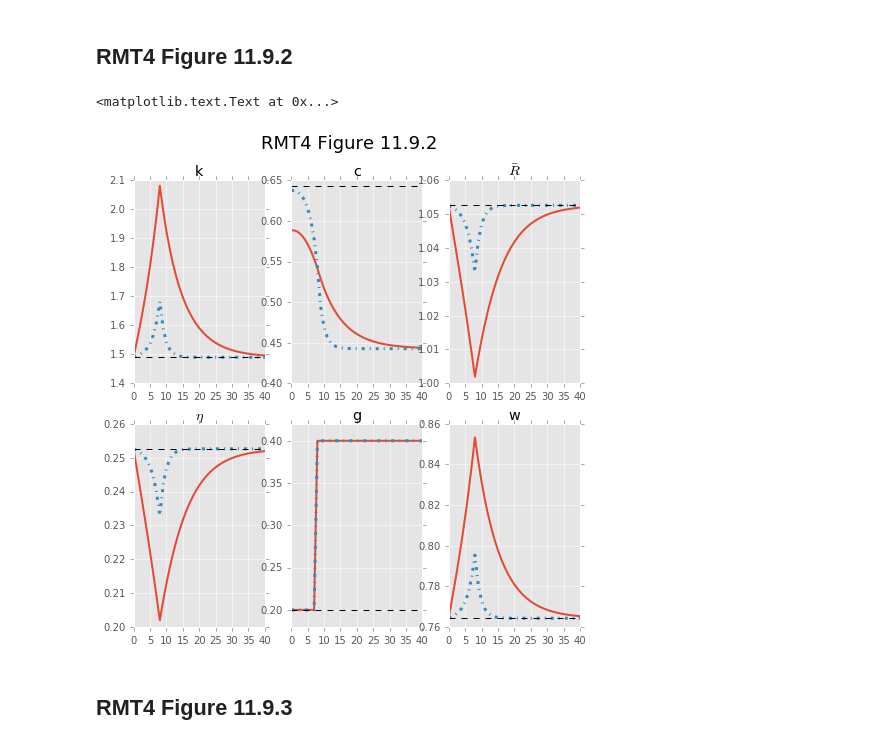
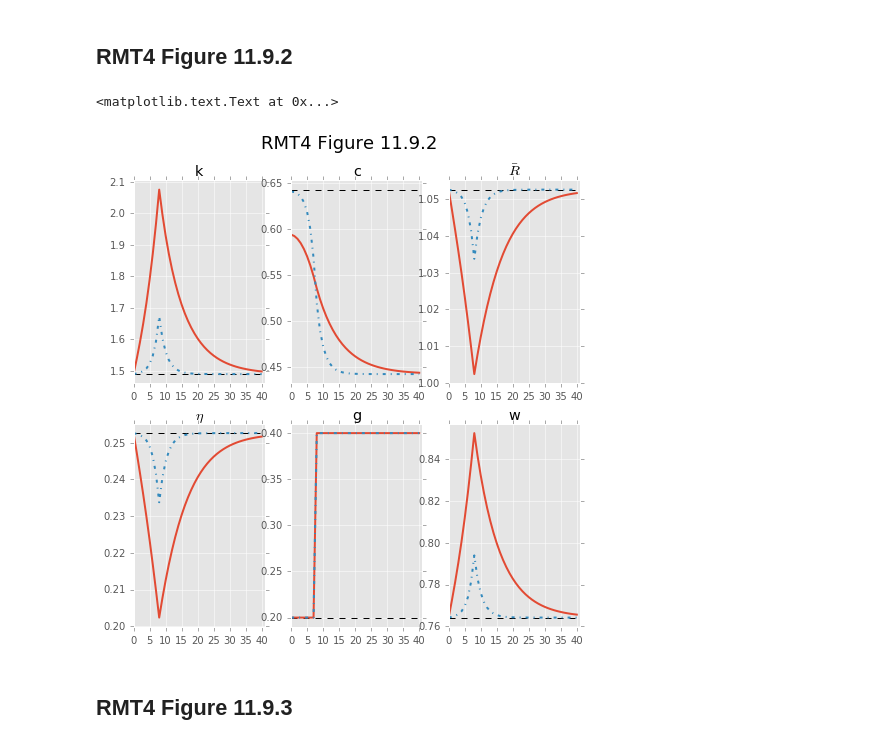
Before and after one commit to EconForge/dolo.py, a Jupyter notebook: examples/notebooks/Figures1191_1193(dolo).ipynb, the cells around one changed output. Drawn from its saved outputs; the diff is of its cells as text; code cells hidden in the pictures.

```diff
--- a/examples/notebooks/Figures1191_1193(dolo).ipynb
+++ b/examples/notebooks/Figures1191_1193(dolo).ipynb
@@ -112,23 +226,15 @@ fig.suptitle('RMT4 Figure 11.9.1', fontsize=18)
 # %%
 # Change gamma and compute solution again
 model.set_calibration('gamma', 0.2)
-sol2 = pf.deterministic_solve(model, shocks=g_shock, T=T, ignore_constraints=True)
-# sol2['g'] = g
+sol2 = pf.deterministic_solve(model, shocks=shocks_1, T=T, ignore_constraints=True)
+psol2 = sol2.ix[:p_T]
-# %%
-# Generate plot
-psol2 = sol2.ix[:p_T]
-fig2, axes2 = plt.subplots(nrows=2, ncols=3, figsize=(8, 8))
-for ind_i, i in enumerate(names):
-    for ind_k, k in enumerate(i):
-        ax_ik = axes2[ind_i, ind_k]
-        psol[k].plot(ax=ax_ik, linewidth=2, title=titles[ind_i][ind_k])
-        psol2[k].plot(ax=ax_ik, linewidth=3, style='-.')
-        ax_ik.plot(o * ss[ind_i][ind_k], 'k--')
-axes2[1,1].set_ybound(.18, .42)
-fig2.suptitle('RMT4 Figure 11.9.2', fontsize=18)
-# %% [output]
-<matplotlib.text.Text at 0x...>
-[figure, removed]
+# %%
+# generate figure
+fig = plot_irfs([sol_ref, psol, psol2], **plot_kwargs)
+fig.suptitle('RMT4 Figure 11.9.2', fontsize=18)
+# %% [output]
+<matplotlib.text.Text at 0x...>
+[figure, added]
 # %% [markdown]
 ## RMT4 Figure 11.9.3
 # %%
```
Also changed, not shown: parts of 35 cells of this notebook, 3 other files.
